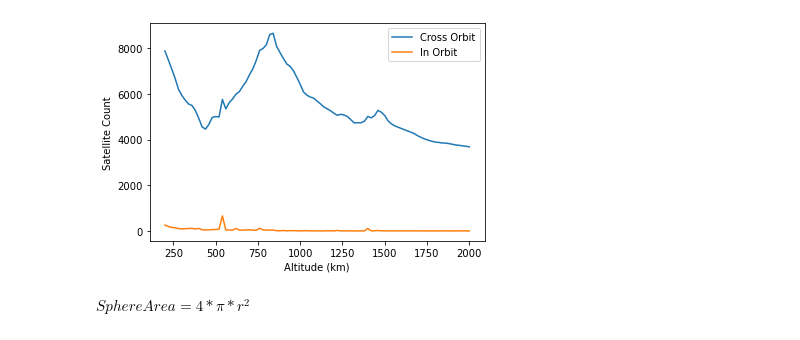
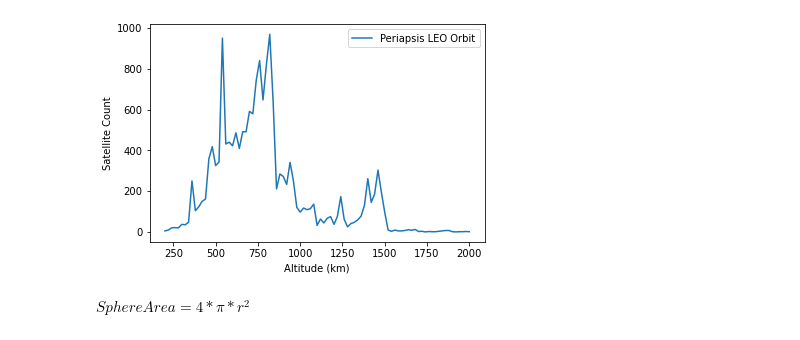
Before and after one commit to mads-hatters/SIADS-591-Orbital-Congestion, a Jupyter notebook: playground/nick_spatial_density/spatial_density.ipynb, the cells around one changed output. Drawn from its saved outputs; the diff is of its cells as text; code cells hidden in the pictures.

```diff
--- a/playground/nick_spatial_density/spatial_density.ipynb
+++ b/playground/nick_spatial_density/spatial_density.ipynb
@@ -6,6 +7,4 @@ import matplotlib.pyplot as plt
 # %%
 df = pd.read_csv("../../data/space-track-gp/gp_20201214.csv.gz")
+df['LAUNCH_DATE'] = pd.to_datetime(df['LAUNCH_DATE'], format='%Y-%m-%d')
+df['DECAY_DATE'] = pd.to_datetime(df['DECAY_DATE'], format='%Y-%m-%d')
-# %%
-
-df = df.sort_values('PERIAPSIS')
-len(df[df['PERIAPSIS'] < 0])
@@ -26,28 +11,36 @@ Name: APOAPSIS, dtype: float64
 # %%
 cross_counts = {}
-tol_counts = {}
+in_counts = {}
+peri_counts = {}
 bin_size = 20
 tolerance = 0
 
 for alt in np.arange(200,2000+bin_size,bin_size):
     cross_count = len(df[(df['PERIAPSIS'] <= alt+bin_size) & (df['APOAPSIS'] >= alt) & (df['PERIAPSIS'] > 0)])
     cross_counts[alt] = cross_count
-    tol_count = len(df[(df['PERIAPSIS']>=alt-tolerance) & (df['APOAPSIS']<=alt+bin_size+tolerance)])
-    tol_counts[alt] = tol_count
+    in_count = len(df[(df['PERIAPSIS']>=alt-tolerance) & (df['APOAPSIS']<=alt+bin_size+tolerance)])
+    in_counts[alt] = in_count
+    peri_count = len(df[(df['PERIAPSIS']>=alt-tolerance) &
+                        (df['PERIAPSIS']<=alt+bin_size+tolerance) &
+                        (df['MEAN_MOTION']>11.25) &
+                        (df['ECCENTRICITY']<0.25) & (df['DECAY_DATE'].isnull())])
+    peri_counts[alt] = peri_count
 
 
 plt.figure()
 x = cross_counts.keys()
 y1 = cross_counts.values()
-y2 = tol_counts.values()
-plt.plot(x,y1, label='Cross Orbit')
-plt.plot(x,y2, label='In Orbit')
+y2 = in_counts.values()
+y3 = peri_counts.values()
+#plt.plot(x,y1, label='Cross Orbit')
+#plt.plot(x,y2, label='In Orbit')
+plt.plot(x,y3, label='Periapsis LEO Orbit')
 plt.xlabel("Altitude (km)")
 plt.ylabel("Satellite Count")
 plt.legend()
 plt.show()
 # %% [output]
-[figure, old version]
+[figure, new version]
 # %% [markdown]
 $Sphere Area = 4*\pi*r^2$
 # %%
```
Also changed, not shown: parts of 5 cells of this notebook, 2 other files.
